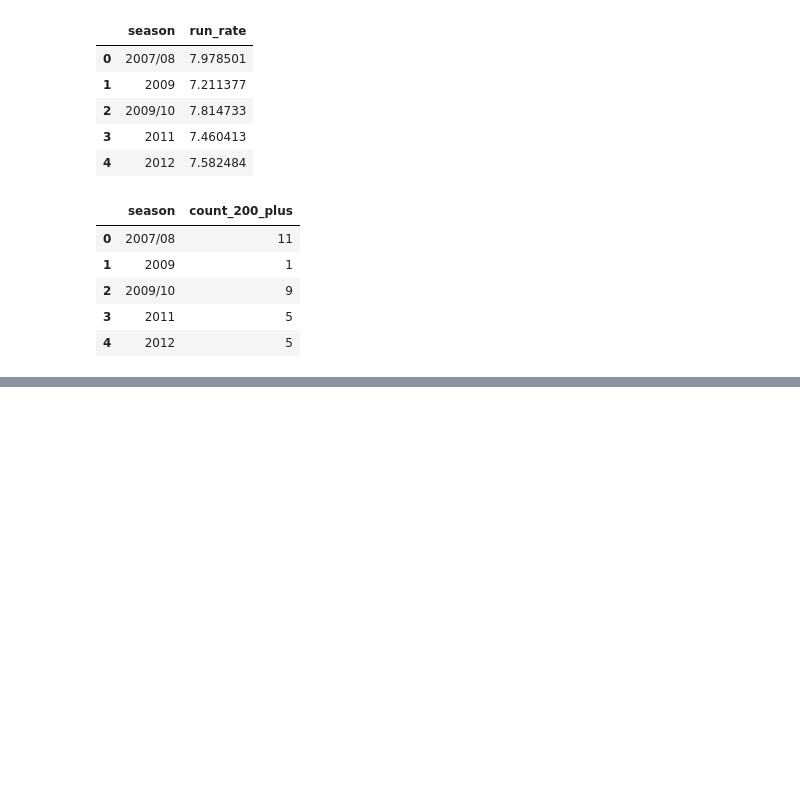
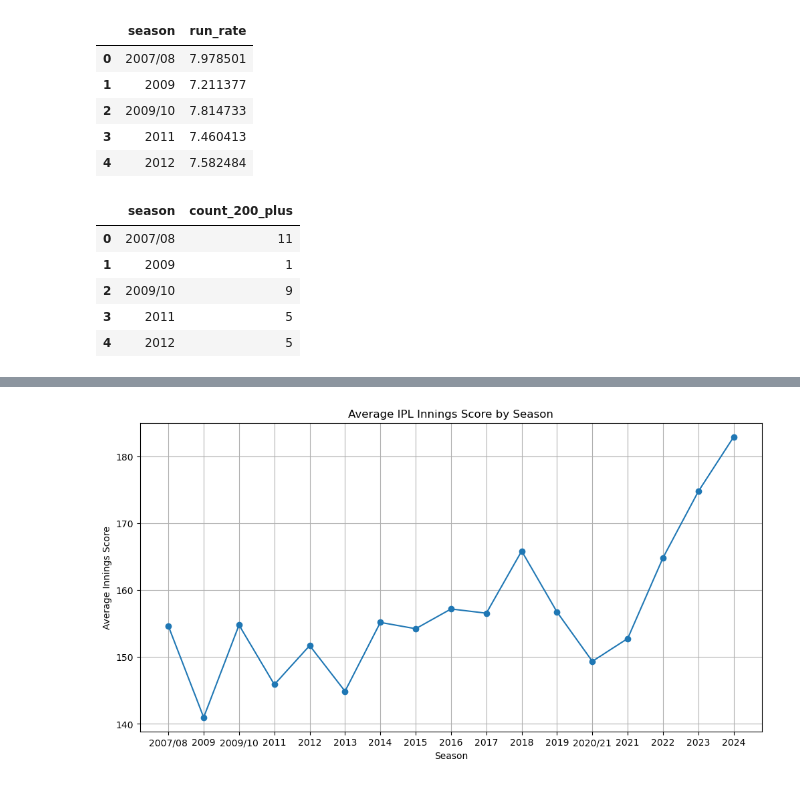
Before and after one commit to jayanthnitc/IPL-Batter-Friendliness-Analysis, a Jupyter notebook: notebooks/IPL_EDA.ipynb, the cells around one changed output, grey strips where cells are left out. Drawn from its saved outputs; the diff is of its cells as text; code cells hidden in the pictures; blank space fills up the shorter version.

```diff
--- a/notebooks/IPL_EDA.ipynb
+++ b/notebooks/IPL_EDA.ipynb
@@ -432,0 +567,17 @@ scores_200.head()
+# %%
+plt.figure(figsize=(12,6))
+
+plt.plot(
+    avg_score_by_season['season'],
+    avg_score_by_season=['avg_innings_score'],
+    marker='o'
+)
+
+plt.title('Average IPL Innings Score by Season')
+plt.xlabel('Season')
+plt.ylabel('Average Innings Score')
+plt.grid(True)
+
+plt.show()
+# %% [output]
+[figure, added]
```
Also changed, not shown: parts of 44 cells of this notebook.
